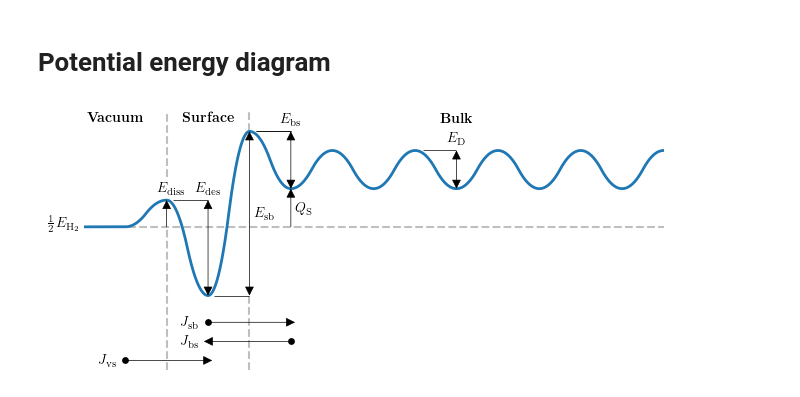
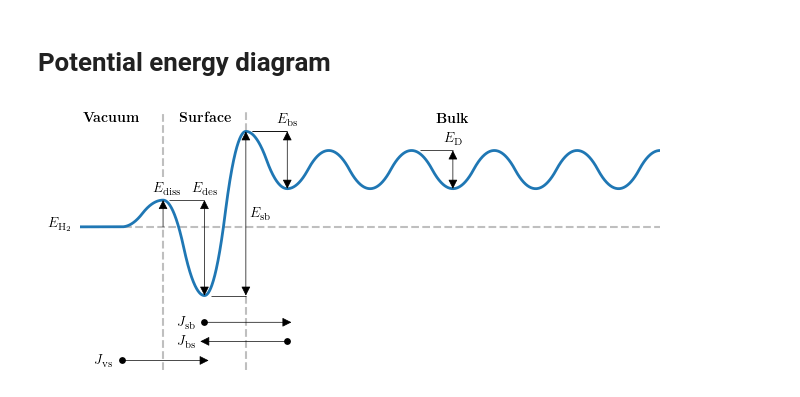
Before and after one commit to KulaginVladimir/FESTIM-SurfaceKinetics-Validation, a Jupyter notebook: Additional_figures/figures.ipynb, the cells around one changed output. Drawn from its saved outputs; the diff is of its cells as text; code cells hidden in the pictures.

Commit message:
upd diagram

```diff
--- a/Additional_figures/figures.ipynb
+++ b/Additional_figures/figures.ipynb
@@ -245,25 +245,6 @@ with plt.style.context(matplotx.styles.dufte):
 
     plt.annotate(
         text="",
-        xy=(states.index(first_solution_site), states[0].E),
-        xytext=(states.index(first_solution_site), first_solution_site.E),
-        arrowprops=dict(arrowstyle="<|-", color="black", lw=0.5, shrinkA=0, shrinkB=0),
-    )
-
-    plt.annotate(
-        text=r"$Q_\mathrm{S}$",
-        xy=(
-            states.index(first_solution_site) + 0.1,
-            (first_solution_site.E + states[0].E) / 2,
-        ),
-        ha="left",
-        va="center",
-        fontsize=10,
-        color="black",
-    )
-
-    plt.annotate(
-        text="",
         xy=(states.index(adsorption_site) - 1, states[0].E),
         xytext=(states.index(adsorption_site) - 1, states[2].E),
         arrowprops=dict(arrowstyle="<|-", color="black", lw=0.5, shrinkA=0, shrinkB=0),
@@ -274,34 +255,32 @@ with plt.style.context(matplotx.styles.dufte):
         xy=(
             states.index(adsorption_site) - 1 + 0.1,
             (states[1].E + states[2].E) / 2 + abs(states[1].E - states[2].E) / 2 + 0.3,
         ),
         ha="center",
         va="center",
         fontsize=10,
         color="black",
     )
 
     font = {"color": "black", "fontsize": 10}
     kwargs = {"ha": "center"}
     plt.text(x=0.75, y=2.25, s=r"\bf{Vacuum}", fontdict=font, **kwargs)
 
     plt.text(x=3, y=2.25, s=r"\bf{Surface}", fontdict=font, **kwargs)
 
     plt.text(x=9, y=2.25, s=r"\bf{Bulk}", fontdict=font, **kwargs)
 
-    plt.text(
-        x=-0.5, y=-0.5, s=r"$\frac{1}{2} E_{\mathrm{H}_2}$", fontdict=font, **kwargs
-    )
+    plt.text(x=-0.5, y=-0.5, s=r"$E_{\mathrm{H}_2}$", fontdict=font, **kwargs)
 
     add_transition(1, 3, -4.0, r"$J_\mathrm{vs}$", "right")
     add_transition(5, 3, -3.5, r"$J_\mathrm{bs}$", "left")
     add_transition(3, 5, -3.0, r"$J_\mathrm{sb}$", "right")
 
     plt.ylim(-4.25, 2.5)
     plt.xticks([])
     plt.yticks([])
 
     # plt.savefig("potential_diagram.pdf", dpi=1000, bbox_inches="tight", pad_inches=0.05)
     plt.show()
 # %% [output]
-[figure, old version]
+[figure, new version]
```
